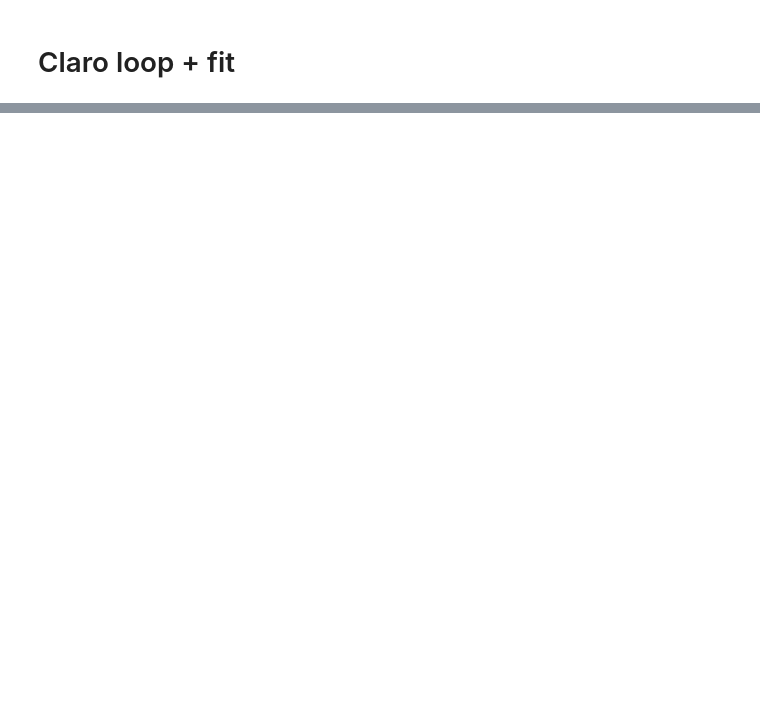
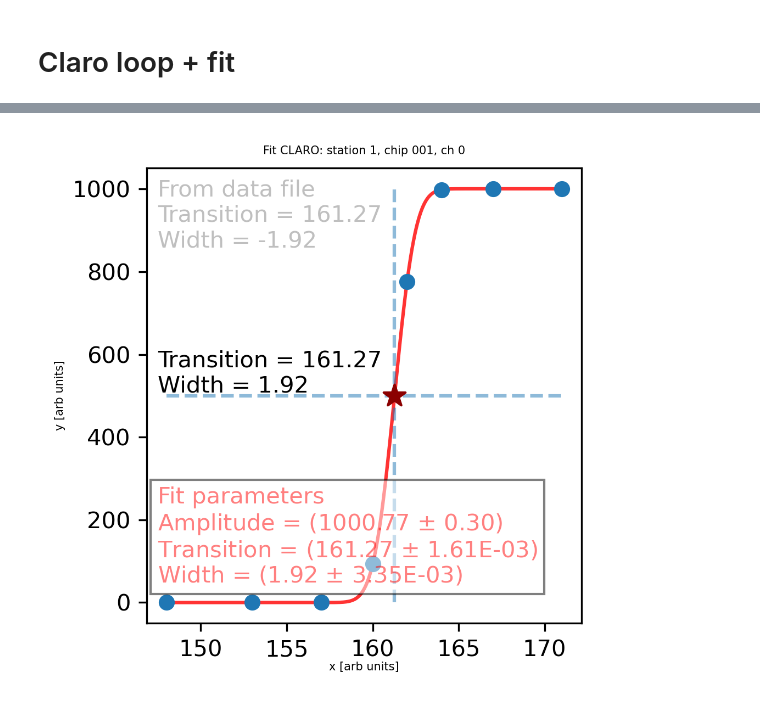
Before and after one commit to martina01natali/OOPROJECT, a Jupyter notebook: pyproj/claro_fit.ipynb, the cells around one changed output, grey strips where cells are left out. Drawn from its saved outputs; the diff is of its cells as text; code cells hidden in the pictures; blank space fills up the shorter version.

Commit message:
Updated README: refer to it. Polished plot and relations bet functions in claro_fit.ipynb

```diff
--- a/pyproj/claro_fit.ipynb
+++ b/pyproj/claro_fit.ipynb
@@ -110,15 +122,14 @@ def fit_erf(x, y, META, npoints=1000):
     # Coviariance matrix contains variance of best fit parameters on main diagonal
     GUESSES = [META['amplitude'], META['transition'], META['amplitude']/2]
     fit_params, fit_covar = curve_fit(func, x, y, p0=GUESSES)
-    xfit = np.linspace(x.min(), x.max(), npoints)
-    yfit= func(xfit, *fit_params)
+    fit_dev = np.sqrt(np.diag(fit_covar))
 
     metafit = {
-        'params' : [fit_params[0], fit_params[1], fit_params[2]],
-        'errors' : [fit_covar[0][0], fit_covar[1][1], fit_covar[2][2]],
+        'params' : [fit_params[0], fit_params[1], fit_params[2]], #[amplitude, transition, width/2]
+        'errors' : [fit_dev[0], fit_dev[1], fit_dev[2]],
     }
 
-    return xfit, yfit, metafit
+    return metafit
 # %%
 # Use annotate() to create annotation (text) on the plot for parameters provided by the fit and
 # parameters provided by the file
@@ -171,10 +203,3 @@ def plot_fit(x, y, xfit, yfit, metafit,
 
     if show == True:
         plt.show()
-# %%
-a = claro_read('C:\\Users\\MARTINA\\Desktop\\secondolotto_1\\')
-
-for path in a.iloc[0]:
-    x, y, META = read_data(path)
-    xfit, yfit, metafit = fit_erf(x, y, META)
-    plot_fit(x,y,xfit,yfit,metafit,)
@@ -198,0 +206,2 @@ Output paths to bad files are stored in bad_files.txt
+# %%
+a = fileinfo('C:\\Users\\MARTINA\\Desktop\\secondolotto_1\\')
@@ -198,0 +218,8 @@ Output paths to bad files are stored in bad_files.txt
+# %%
+for file in a.values(): # file is the sub-dict, access keys via file['key']
+    x,y,meta = read_data(file['path'])
+    metafit = fit_erf(x,y,meta)
+    plot_fit(x, y, metafit, fileinfo=file, )
+    break
+# %% [output]
+[figure, added]
```
Also changed, not shown: parts of 4 cells of this notebook, 1 other file.
